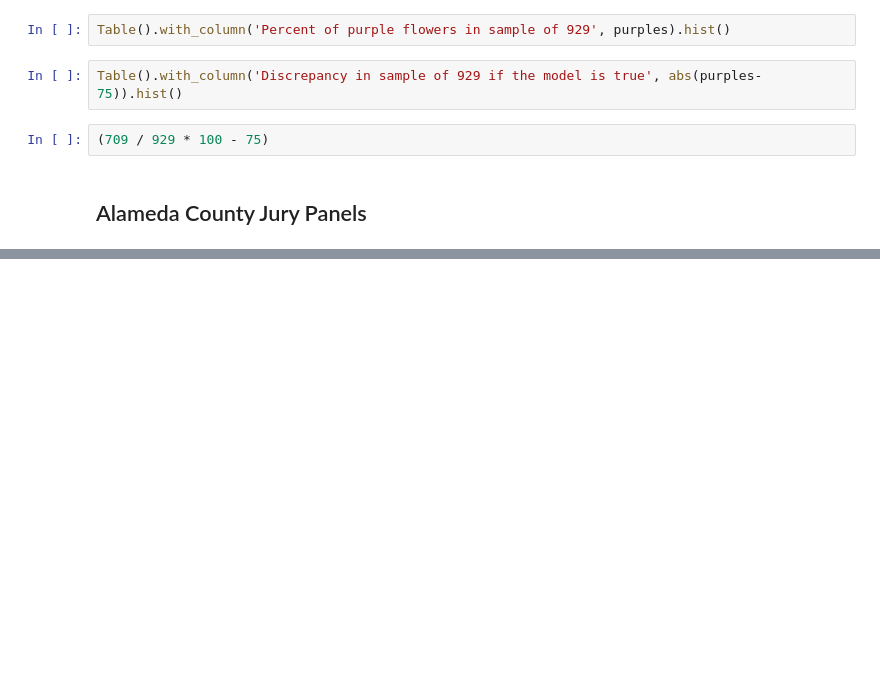
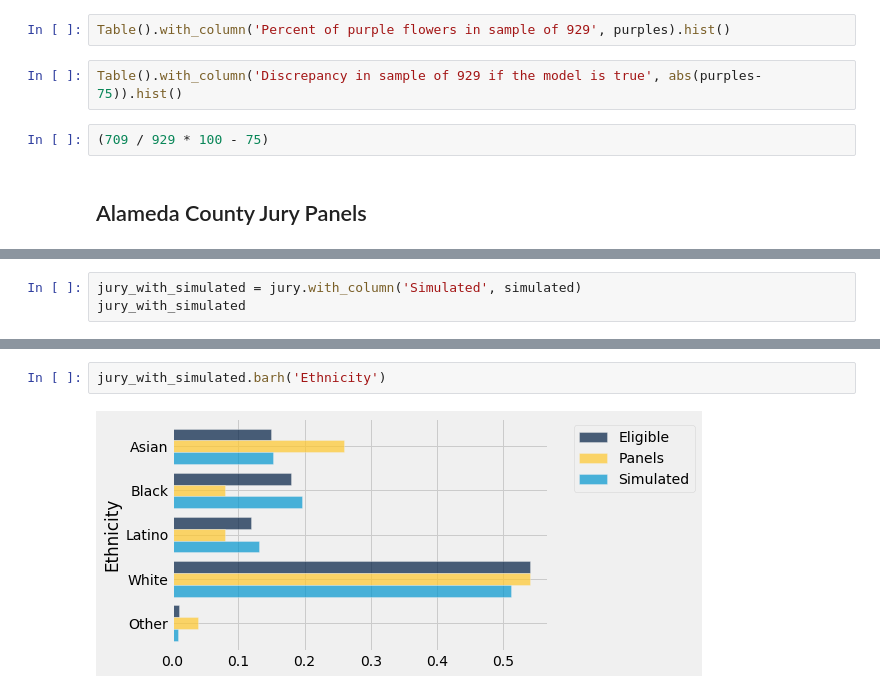
Before and after one commit to data-8/materials-sp19, a Jupyter notebook: lec/lec17.ipynb, the cells around one changed output, grey strips where cells are left out. Cells and saved outputs as stored; diff of their text form; blank space fills up the shorter version.

```diff
--- a/lec/lec17.ipynb
+++ b/lec/lec17.ipynb
@@ -49,0 +63,3 @@ counties
+# %%
+jury_with_simulated = jury.with_column('Simulated', simulated)
+jury_with_simulated
@@ -49,0 +73,4 @@ counties
+# %%
+jury_with_simulated.barh('Ethnicity')
+# %% [output]
+[figure, added]
```
Also changed, not shown: parts of 13 cells of this notebook.
